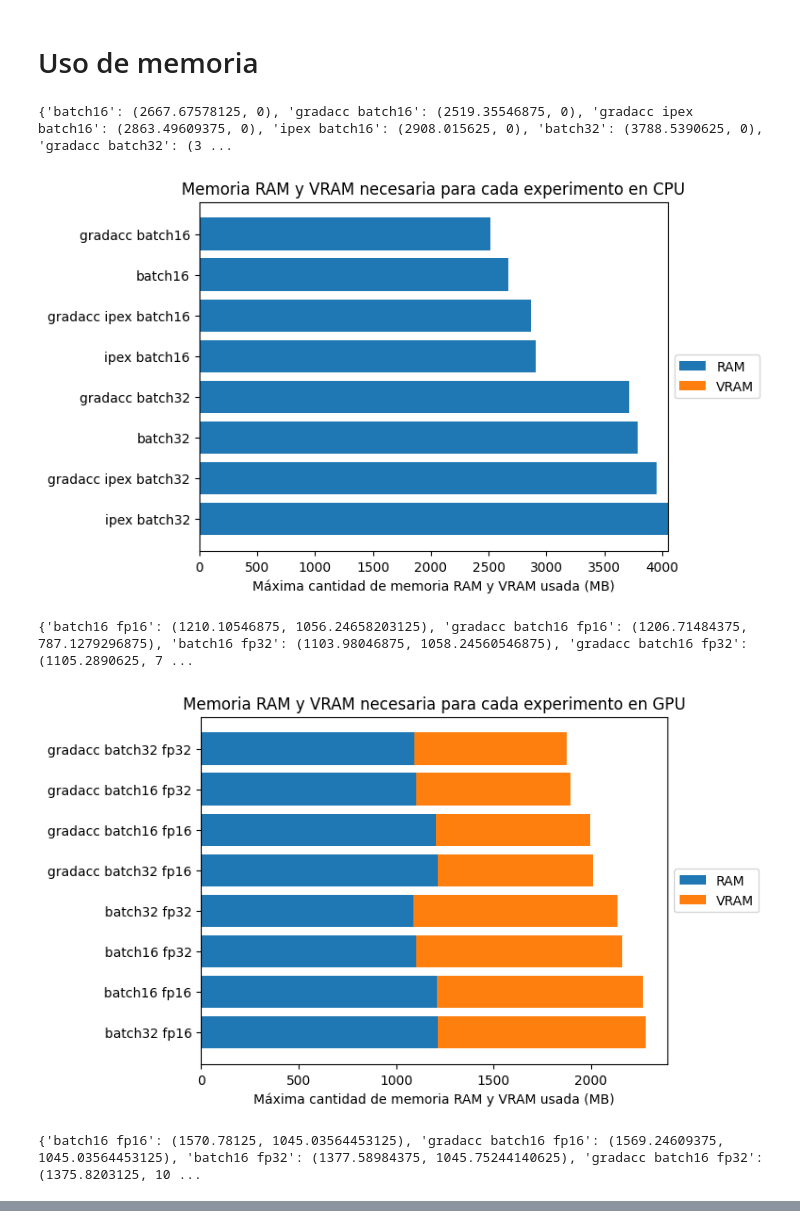
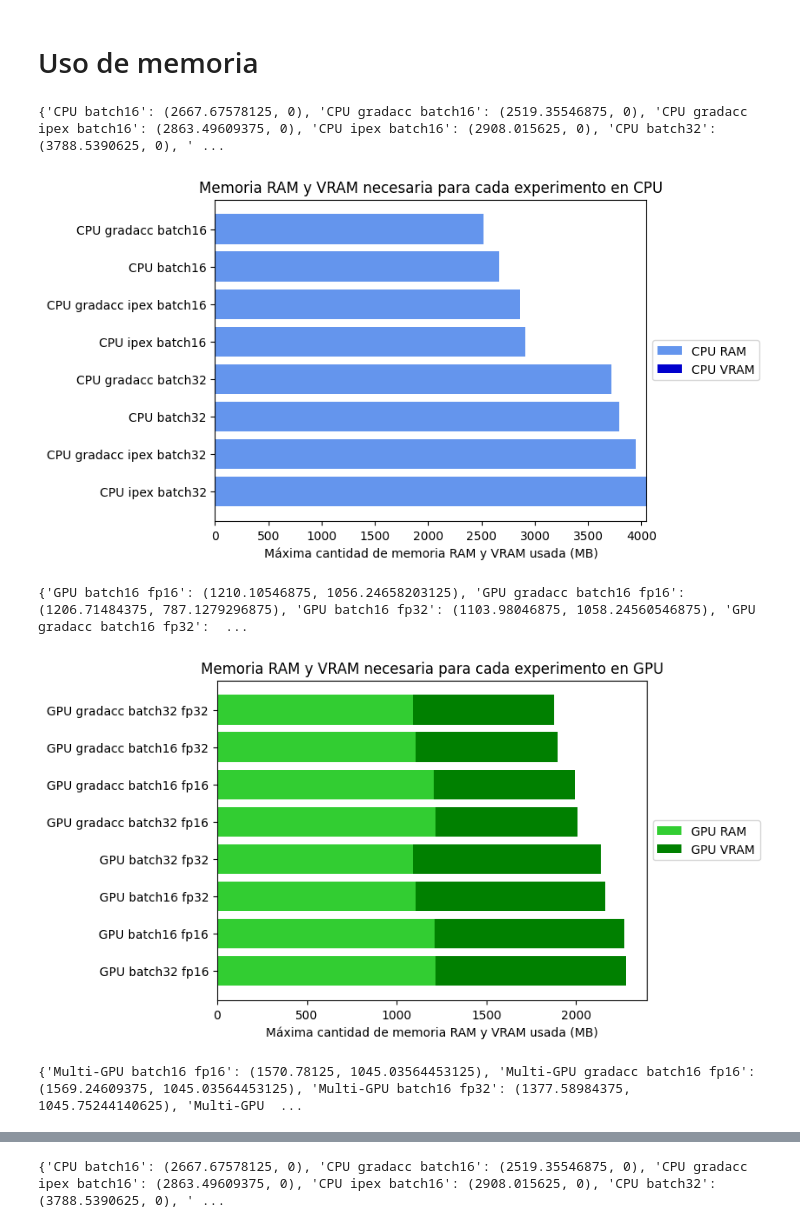
Before and after one commit to davidferex/Practica1-IDL, a Jupyter notebook: Distilbert/graficas/graficas.ipynb, the cells around one changed output, grey strips where cells are left out. Cells and saved outputs as stored; diff of their text form; code cells hidden in the pictures.

```diff
--- a/Distilbert/graficas/graficas.ipynb
+++ b/Distilbert/graficas/graficas.ipynb
@@ -216,6 +239,7 @@ directory = os.fsencode("../results")
 dict_cpu_ram = dict()
 dict_gpu_ram = dict()
 dict_mgpu_ram = dict()
+dict_all_ram = dict()
 
 filename_patterns = ["gradacc", "ipex", "batch16", "batch32", "fp16", "fp32"]
 
@@ -237,6 +261,16 @@ for file in os.listdir(directory):
 
         string_list = []
 
+        if filename.find("_cpu_") != -1:
+            string_list.append("CPU")
+        elif filename.find("_gpu_") != -1:
+            string_list.append("GPU")
+        elif filename.find("_mgpu_") != -1:
+            string_list.append("Multi-GPU")
+        else:
+            print(f"ERROR: no se encontraron las subcadenas _cpu_, _gpu_ o _mgpu_ en el nombre del fichero {filename}")
+            exit()
+
         for pattern in filename_patterns:
             if filename.find(pattern) != -1:
                 string_list.append(pattern)
@@ -247,42 +281,52 @@ for file in os.listdir(directory):
             dict_gpu_ram[" ".join(string_list)] = (max_ram_usage,max_vram_usage)
         elif filename.find("_mgpu_") != -1:
             dict_mgpu_ram[" ".join(string_list)] = (max_ram_usage,max_vram_usage)
-        else:
-            print(f"ERROR: no se encontraron las subcadenas _cpu_, _gpu_ o _mgpu_ en el nombre del fichero {filename}")
-            exit()
+
+        dict_all_ram[" ".join(string_list)] = (max_ram_usage,max_vram_usage)
 # %%
 import matplotlib.pyplot as plt
 import numpy as np
 
-for iter_tuple in [("CPU",dict_cpu_ram), ("GPU",dict_gpu_ram), ("multi-GPU",dict_mgpu_ram)]:
+for iter_tuple in [("CPU",dict_cpu_ram), ("GPU",dict_gpu_ram), ("multi-GPU",dict_mgpu_ram), ("todos los backends",dict_all_ram)]:
 
     my_name = iter_tuple[0]
     my_dict = iter_tuple[1]
 
     fig, ax = plt.subplots()
 
     y_pos = np.arange(len(my_dict))
 
     print(my_dict)
 
     ordered_names = list(my_dict.keys())
     ordered_values  =list(my_dict.values())
 
     ordered_names = sorted(ordered_names,key=lambda key:my_dict[key][0]+my_dict[key][1])
     ordered_values = sorted(ordered_values,key=lambda value:value[0]+value[1])
 
-    ax.barh(y_pos, [ram for (ram,vram) in ordered_values], align="center", label="RAM")
-    ax.barh(y_pos, [vram for (ram,vram) in ordered_values], align="center", label="VRAM", left = [ram for (ram,vram) in ordered_values])
+    labels = ["CPU" if name.find("CPU") != -1 else "Multi-GPU" if name.find("Multi-GPU") != -1 else "GPU" for name in ordered_names]
+    strings_that_appeared = set()
+    for i in range(len(labels)):
+        if labels[i] in strings_that_appeared:
+            labels[i] = "_"+labels[i]
+        else:
+            strings_that_appeared.add(labels[i])
+
+    colors_RAM = ["cornflowerblue" if name.find("CPU") != -1 else "tomato" if name.find("Multi-GPU") != -1 else "limegreen" for name in ordered_names]
+    colors_VRAM = ["mediumblue" if name.find("CPU") != -1 else "sienna" if name.find("Multi-GPU") != -1 else "green" for name in ordered_names]
+
+    ax.barh(y_pos, [ram for (ram,vram) in ordered_values], align="center", label=[label + " RAM" for label in labels], color=colors_RAM)
+    ax.barh(y_pos, [vram for (ram,vram) in ordered_values], align="center", label=[label + " VRAM" for label in labels], color=colors_VRAM, left = [ram for (ram,vram) in ordered_values])
     ax.set_yticks(y_pos, labels=ordered_names)
     ax.invert_yaxis()
     ax.legend(loc='center left', bbox_to_anchor=(1, 0.5))
     ax.set_xlabel("Máxima cantidad de memoria RAM y VRAM usada (MB)")
     ax.set_title(f"Memoria RAM y VRAM necesaria para cada experimento en {my_name}")
 
     plt.show()
 # %% [output]
-{'batch16': (2667.67578125, 0), 'gradacc batch16': (2519.35546875, 0), 'gradacc ipex batch16': (2863.49609375, 0), 'ipex batch16': (2908.015625, 0), 'batch32': (3788.5390625, 0), 'gradacc batch32': (3 ...
+{'CPU batch16': (2667.67578125, 0), 'CPU gradacc batch16': (2519.35546875, 0), 'CPU gradacc ipex batch16': (2863.49609375, 0), 'CPU ipex batch16': (2908.015625, 0), 'CPU batch32': (3788.5390625, 0), ' ...
-[figure, old version]
+[figure, new version]
-{'batch16 fp16': (1210.10546875, 1056.24658203125), 'gradacc batch16 fp16': (1206.71484375, 787.1279296875), 'batch16 fp32': (1103.98046875, 1058.24560546875), 'gradacc batch16 fp32': (1105.2890625, 7 ...
+{'GPU batch16 fp16': (1210.10546875, 1056.24658203125), 'GPU gradacc batch16 fp16': (1206.71484375, 787.1279296875), 'GPU batch16 fp32': (1103.98046875, 1058.24560546875), 'GPU gradacc batch16 fp32':  ...
-[figure, old version]
+[figure, new version]
-{'batch16 fp16': (1570.78125, 1045.03564453125), 'gradacc batch16 fp16': (1569.24609375, 1045.03564453125), 'batch16 fp32': (1377.58984375, 1045.75244140625), 'gradacc batch16 fp32': (1375.8203125, 10 ...
+{'Multi-GPU batch16 fp16': (1570.78125, 1045.03564453125), 'Multi-GPU gradacc batch16 fp16': (1569.24609375, 1045.03564453125), 'Multi-GPU batch16 fp32': (1377.58984375, 1045.75244140625), 'Multi-GPU  ...
@@ -289,0 +334 @@ for iter_tuple in [("CPU",dict_cpu_ram), ("GPU",dict_gpu_ram), ("multi-GPU",dict
+{'CPU batch16': (2667.67578125, 0), 'CPU gradacc batch16': (2519.35546875, 0), 'CPU gradacc ipex batch16': (2863.49609375, 0), 'CPU ipex batch16': (2908.015625, 0), 'CPU batch32': (3788.5390625, 0), ' ...
```
Also changed, not shown: parts of 5 cells of this notebook.
